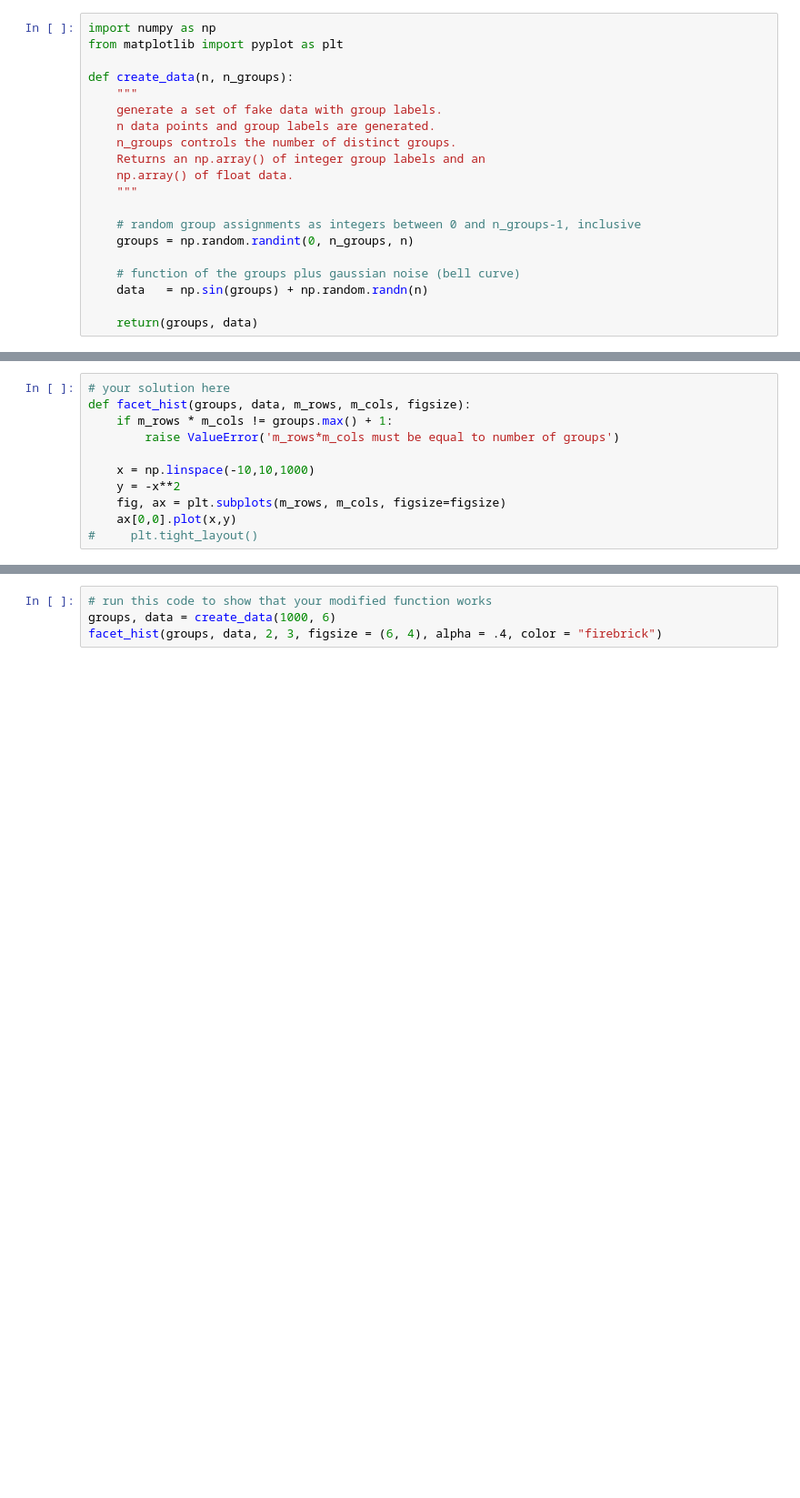
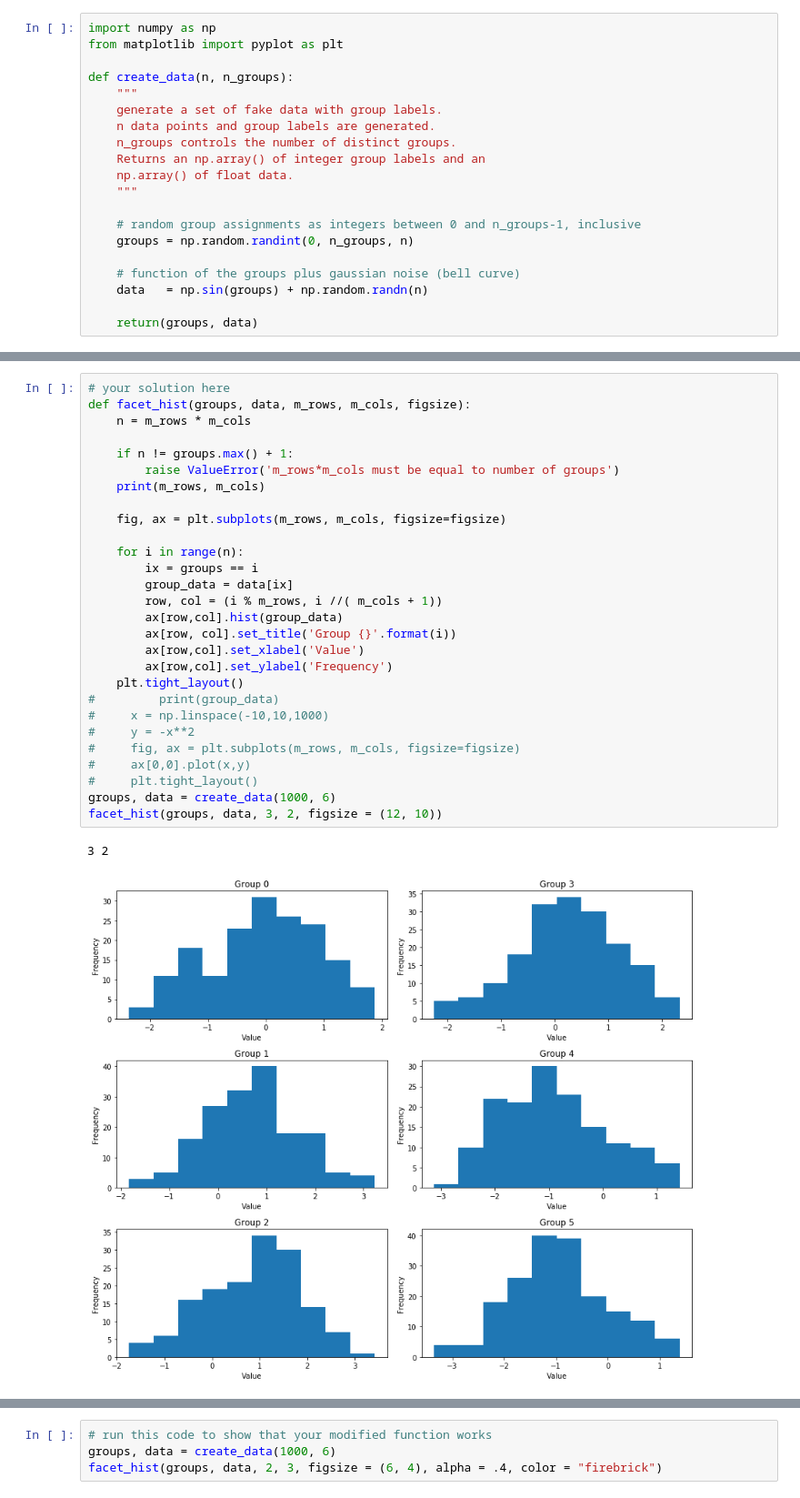
Before and after one commit to garretdgrant/UCLA, a Jupyter notebook: Python_with_applications/hw4/HW4.ipynb, the cells around one changed output, grey strips where cells are left out. Shown: that part at 91% size. Cells and saved outputs as stored; diff of their text form; blank space fills up the shorter version.

```diff
--- a/Python_with_applications/hw4/HW4.ipynb
+++ b/Python_with_applications/hw4/HW4.ipynb
@@ -80,14 +80,34 @@ facet_hist(groups, data, m_rows = 3, m_cols = 2, figsize = (4,6))
 # %%
 # your solution here
 def facet_hist(groups, data, m_rows, m_cols, figsize):
-    if m_rows * m_cols != groups.max() + 1:
+    n = m_rows * m_cols
+
+    if n != groups.max() + 1:
         raise ValueError('m_rows*m_cols must be equal to number of groups')
+    print(m_rows, m_cols)
 
-    x = np.linspace(-10,10,1000)
-    y = -x**2
     fig, ax = plt.subplots(m_rows, m_cols, figsize=figsize)
-    ax[0,0].plot(x,y)
+
+    for i in range(n):
+        ix = groups == i
+        group_data = data[ix]
+        row, col = (i % m_rows, i //( m_cols + 1))
+        ax[row,col].hist(group_data)
+        ax[row, col].set_title('Group {}'.format(i))
+        ax[row,col].set_xlabel('Value')
+        ax[row,col].set_ylabel('Frequency')
+    plt.tight_layout()
+#         print(group_data)
+#     x = np.linspace(-10,10,1000)
+#     y = -x**2
+#     fig, ax = plt.subplots(m_rows, m_cols, figsize=figsize)
+#     ax[0,0].plot(x,y)
 #     plt.tight_layout()
+groups, data = create_data(1000, 6)
+facet_hist(groups, data, 3, 2, figsize = (12, 10))
+# %% [output]
+3 2
+[figure, added]
 # %%
 # test code
 groups, data = create_data(1000, 6)
```
Also changed, not shown: parts of 2 cells of this notebook, 21 other files.
